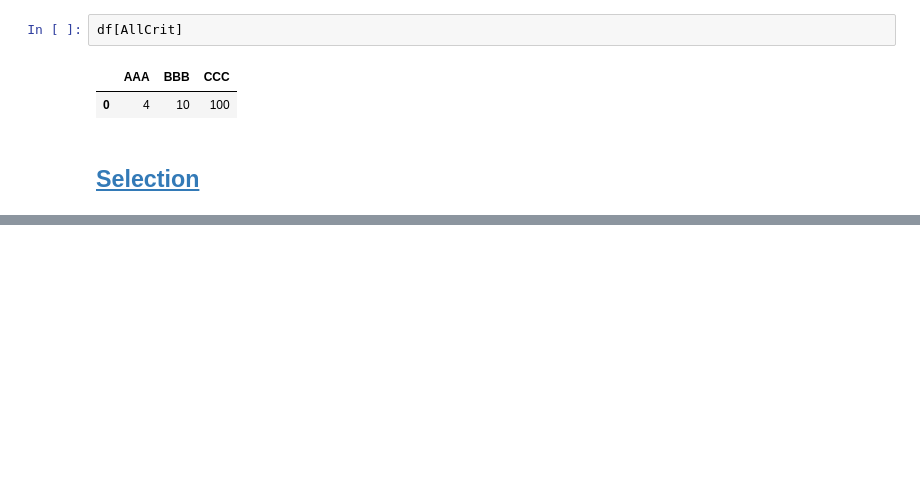
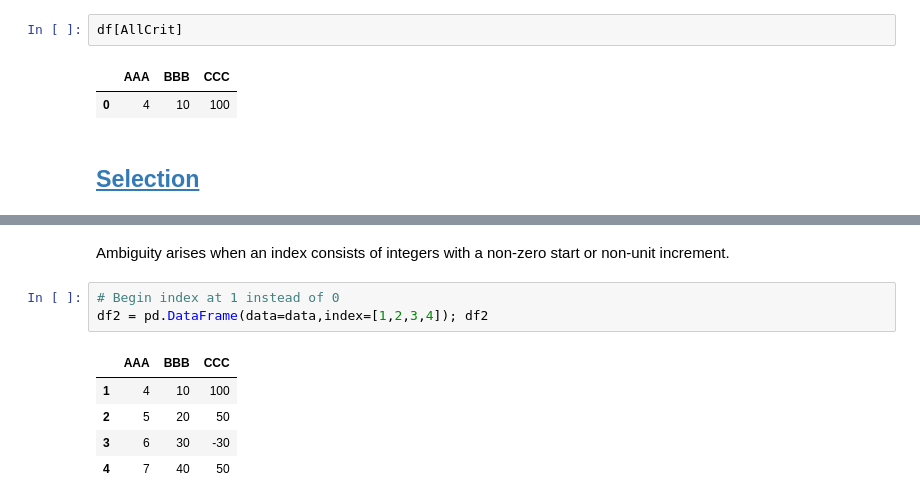
Before and after one commit to bgroveben/python3_machine_learning_projects, a Jupyter notebook: learn_kaggle/pandas/pandas_cookbook.ipynb, the cells around one changed output, grey strips where cells are left out. Saved outputs shown, nothing was run; the diff lists cells and outputs as text; blank space fills up the shorter version.

```diff
--- a/learn_kaggle/pandas/pandas_cookbook.ipynb
+++ b/learn_kaggle/pandas/pandas_cookbook.ipynb
@@ -251,0 +313,11 @@ df[AllCrit]
+# %% [markdown]
+Ambiguity arises when an index consists of integers with a non-zero start or non-unit increment.
+# %%
+# Begin index at 1 instead of 0
+df2 = pd.DataFrame(data=data,index=[1,2,3,4]); df2
+# %% [output]
+|  | AAA | BBB | CCC |
+| 1 | 4 | 10 | 100 |
+| 2 | 5 | 20 | 50 |
+| 3 | 6 | 30 | -30 |
+| 4 | 7 | 40 | 50 |
```
Also changed, not shown: parts of 14 cells of this notebook.
